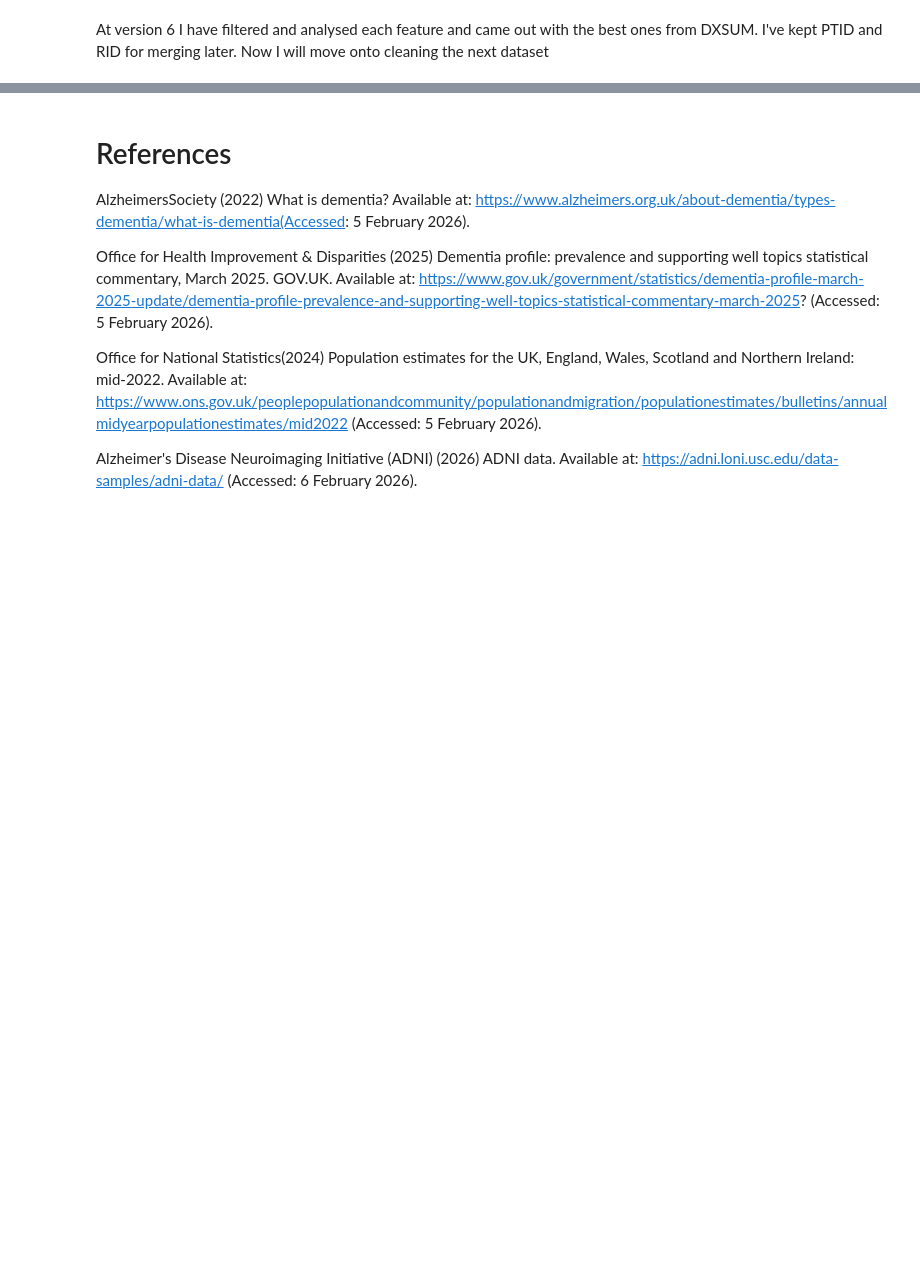
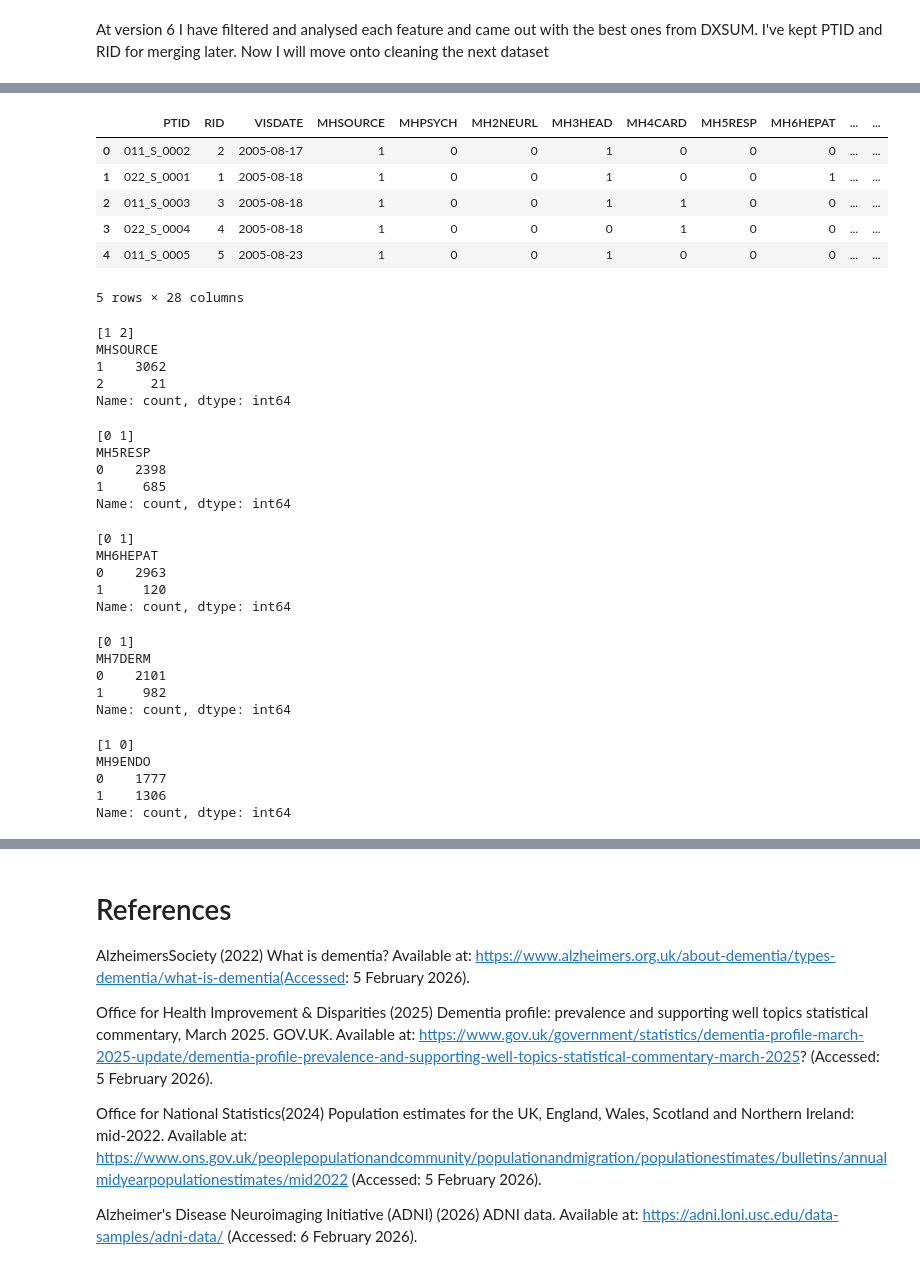
Before and after one commit to Unbreakable60000/DementiaDetection, a Jupyter notebook: model.ipynb, the cells around one changed output, grey strips where cells are left out. Cells and saved outputs as stored; diff of their text form; code cells hidden in the pictures; blank space fills up the shorter version.

```diff
--- a/model.ipynb
+++ b/model.ipynb
@@ -718,0 +820,58 @@ At version 6 I have filtered and analysed each feature and came out with the bes
+# %%
+MEDHISTDFV3 =MEDHISTDFV2.drop(["ID","SITEID","USERDATE","USERDATE2","update_stamp"], axis=1)#dropping admin features other than merging features
+MEDHISTDFV3.head()
+# %% [output]
+|  | PTID | RID | VISDATE | MHSOURCE | MHPSYCH | MH2NEURL | MH3HEAD | MH4CARD | MH5RESP | MH6HEPAT | ... | ... |
+| 0 | 011_S_0002 | 2 | 2005-08-17 | 1 | 0 | 0 | 1 | 0 | 0 | 0 | ... | ... |
+| 1 | 022_S_0001 | 1 | 2005-08-18 | 1 | 0 | 0 | 1 | 0 | 0 | 1 | ... | ... |
+| 2 | 011_S_0003 | 3 | 2005-08-18 | 1 | 0 | 0 | 1 | 1 | 0 | 0 | ... | ... |
+| 3 | 022_S_0004 | 4 | 2005-08-18 | 1 | 0 | 0 | 0 | 1 | 0 | 0 | ... | ... |
+| 4 | 011_S_0005 | 5 | 2005-08-23 | 1 | 0 | 0 | 1 | 0 | 0 | 0 | ... | ... |
+5 rows × 28 columns
+# %%
+print(MEDHISTDFV3['MHSOURCE'].unique()) #dont need source so dropping
+print(MEDHISTDFV3['MHSOURCE'].value_counts())
+# %% [output]
+[1 2]
+MHSOURCE
+1    3062
+2      21
+Name: count, dtype: int64
+# %%
+print(MEDHISTDFV3['MH5RESP'].unique()) #respiritory history
+print(MEDHISTDFV3['MH5RESP'].value_counts())
+# %% [output]
+[0 1]
+MH5RESP
+0    2398
+1     685
+Name: count, dtype: int64
+# %%
+print(MEDHISTDFV3['MH6HEPAT'].unique()) #liver disease - mostly sparse so dropping
+print(MEDHISTDFV3['MH6HEPAT'].value_counts())
+# %% [output]
+[0 1]
+MH6HEPAT
+0    2963
+1     120
+Name: count, dtype: int64
+# %%
+print(MEDHISTDFV3['MH7DERM'].unique()) #unlikley to be predictive for dementia so might just add noise (so dropping)
+print(MEDHISTDFV3['MH7DERM'].value_counts())
+#same with MH8MUSCL muscle / skeletal so dropping that too
+# %% [output]
+[0 1]
+MH7DERM
+0    2101
+1     982
+Name: count, dtype: int64
+# %%
+print(MEDHISTDFV3['MH9ENDO'].unique()) # Endocrine disorders can affect cognition, especially diabetes or thyroid problems
+#so keeping it
+print(MEDHISTDFV3['MH9ENDO'].value_counts())
+# %% [output]
+[1 0]
+MH9ENDO
+0    1777
+1    1306
+Name: count, dtype: int64
```
Also changed, not shown: parts of 24 cells of this notebook.
